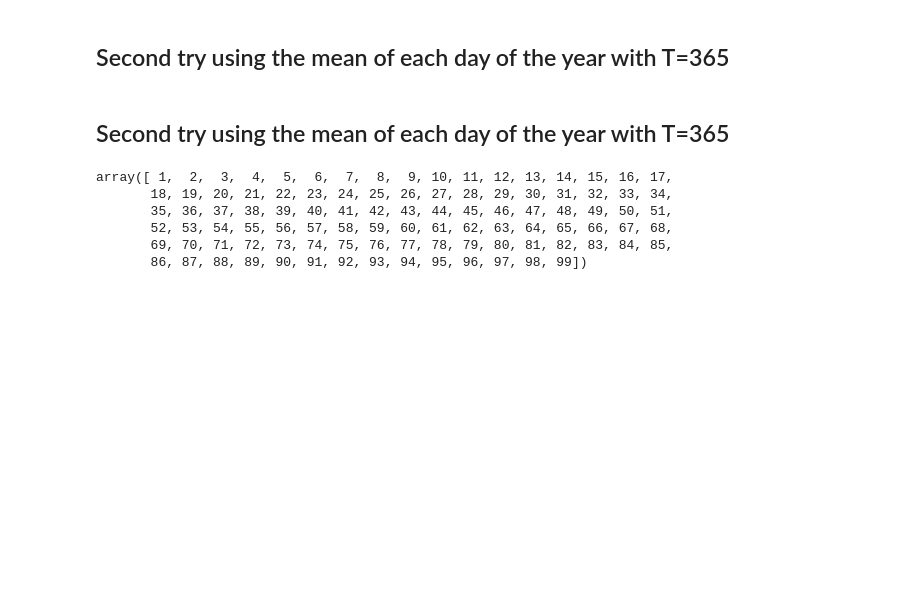
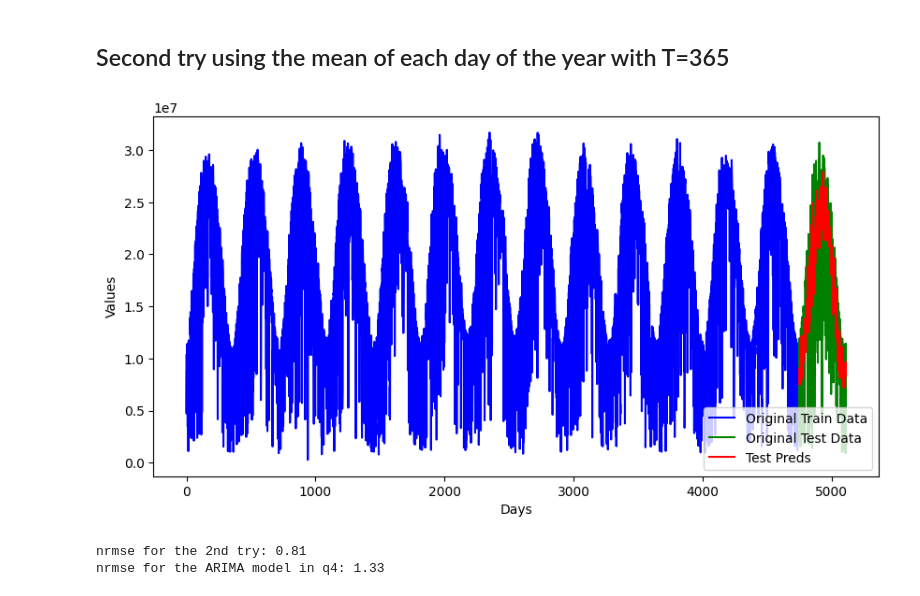
Before and after one commit to kounsolas/TimeSeriesProject, a Jupyter notebook: project.ipynb, the cells around one changed output. Cells and saved outputs as stored; diff of their text form; code cells hidden in the pictures; blank space fills up the shorter version.

```diff
--- a/project.ipynb
+++ b/project.ipynb
@@ -482,20 +488,30 @@ plt.show()
 [figure]
 # %% [markdown]
 ## Second try using the mean of each day of the year with T=365
-# %% [markdown]
-## Second try using the mean of each day of the year with T=365
-# %%
-preds = np.full(shape=(T_season,), fill_value=np.nan)
-
-for i in range(T_season):
-    preds[i] = A_train[i:T_season:].mean()
-# %%
-px = np.arange(1,100)
-px
-# %% [output]
-array([ 1,  2,  3,  4,  5,  6,  7,  8,  9, 10, 11, 12, 13, 14, 15, 16, 17,
-       18, 19, 20, 21, 22, 23, 24, 25, 26, 27, 28, 29, 30, 31, 32, 33, 34,
-       35, 36, 37, 38, 39, 40, 41, 42, 43, 44, 45, 46, 47, 48, 49, 50, 51,
-       52, 53, 54, 55, 56, 57, 58, 59, 60, 61, 62, 63, 64, 65, 66, 67, 68,
-       69, 70, 71, 72, 73, 74, 75, 76, 77, 78, 79, 80, 81, 82, 83, 84, 85,
-       86, 87, 88, 89, 90, 91, 92, 93, 94, 95, 96, 97, 98, 99])
+# %%
+preds = np.full(shape=(T_season,), fill_value=np.nan)
+
+for i in range(T_season):
+    preds[i] = A_train[i::T_season].mean()
+
+plt.figure(figsize=(10,5))
+plt.plot(range(split), A_train, label='Original Train Data', color='blue')
+plt.plot(range(split, split+T_season), A_test, label='Original Test Data', color='green')
+plt.plot(range(split, split+T_season), preds, label='Test Preds', color='red')
+plt.legend()
+plt.xlabel("Days")
+plt.ylabel("Values")
+plt.show()
+# %% [output]
+[figure, added]
+# %%
+#Get the nrmse for the 2nd try
+nrmse_q5 = get_nrmse(A_test,preds)
+print(f"nrmse for the 2nd try: {nrmse_q5:.2f}")
+
+#get the nrmse for the ARIMA model in q4
+nrmse_q4 = nrmseV[1]
+print(f"nrmse for the ARIMA model in q4: {nrmse_q4:.2f}")
+# %% [output]
+nrmse for the 2nd try: 0.81
+nrmse for the ARIMA model in q4: 1.33
```
Also changed, not shown: parts of 2 cells of this notebook.
